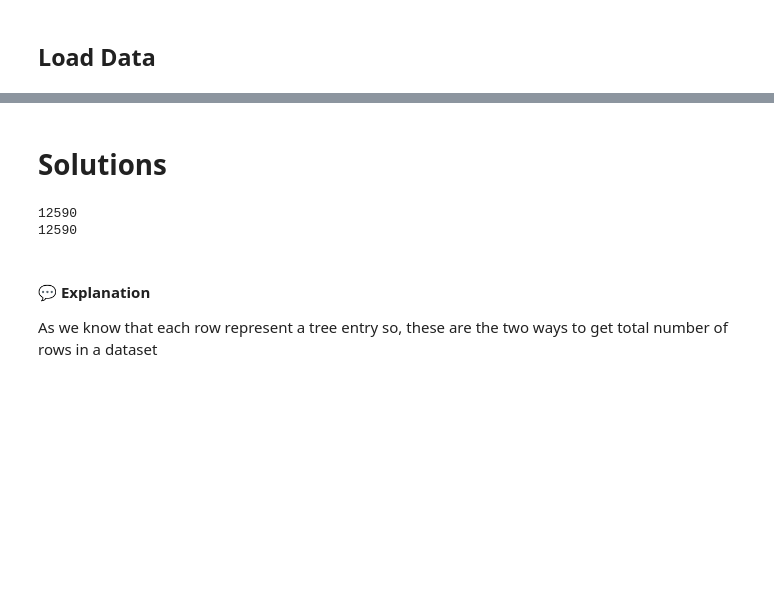
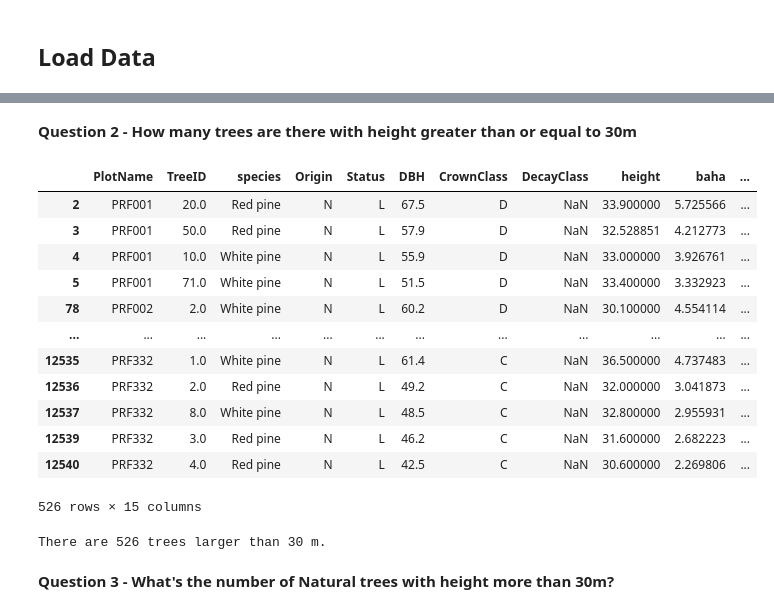
Before and after one commit to subornaa/Data-Analytics-Tutorials, a Jupyter notebook: Data_Wrangling_Tutorials.ipynb, the cells around one changed output, grey strips where cells are left out. Cells and saved outputs as stored; diff of their text form; code cells hidden in the pictures; blank space fills up the shorter version.

Commit message:
[MissingData]-Added-more-question-and-imputations

```diff
--- a/Data_Wrangling_Tutorials.ipynb
+++ b/Data_Wrangling_Tutorials.ipynb
@@ -165,19 +202,28 @@ trees_df.describe()
+# %% [markdown]
+**Question 2 - How many trees are there with height greater than or equal to 30m**
 # %%
 # Add your code here
-# %% [markdown]
-# Solutions
-# %%
-#@title Solution 1
-
-# How many trees are in the dataset? How many permanent sample plots (PSPs)?
-
-print(trees_df.shape[0])
-
-print(len(trees_df))
-# %% [output]
-12590
-12590
-# %% [markdown]
-<h4>💬 Explanation</h4>
-
-As we know that each row represent a tree entry so, these are the two ways to get total number of rows in a dataset
+# %%
+#@title Solution
+# Select all rows having Height greater than or equal to 30. Retain all columns in output.
+large_trees = trees_df.loc[trees_df['height']>=30,:]
+display(large_trees)
+# How many trees are larger than 30 m?
+print(f"\n\nThere are {len(large_trees)} trees larger than 30 m.\n")
+# %% [output]
+|  | PlotName | TreeID | species | Origin | Status | DBH | CrownClass | DecayClass | height | baha | ... |
+| 2 | PRF001 | 20.0 | Red pine | N | L | 67.5 | D | NaN | 33.900000 | 5.725566 | ... |
+| 3 | PRF001 | 50.0 | Red pine | N | L | 57.9 | D | NaN | 32.528851 | 4.212773 | ... |
+| 4 | PRF001 | 10.0 | White pine | N | L | 55.9 | D | NaN | 33.000000 | 3.926761 | ... |
+| 5 | PRF001 | 71.0 | White pine | N | L | 51.5 | D | NaN | 33.400000 | 3.332923 | ... |
+| 78 | PRF002 | 2.0 | White pine | N | L | 60.2 | D | NaN | 30.100000 | 4.554114 | ... |
+| ... | ... | ... | ... | ... | ... | ... | ... | ... | ... | ... | ... |
+| 12535 | PRF332 | 1.0 | White pine | N | L | 61.4 | C | NaN | 36.500000 | 4.737483 | ... |
+| 12536 | PRF332 | 2.0 | Red pine | N | L | 49.2 | C | NaN | 32.000000 | 3.041873 | ... |
+| 12537 | PRF332 | 8.0 | White pine | N | L | 48.5 | C | NaN | 32.800000 | 2.955931 | ... |
+| 12539 | PRF332 | 3.0 | Red pine | N | L | 46.2 | C | NaN | 31.600000 | 2.682223 | ... |
+| 12540 | PRF332 | 4.0 | Red pine | N | L | 42.5 | C | NaN | 30.600000 | 2.269806 | ... |
+526 rows × 15 columns
+There are 526 trees larger than 30 m.
+# %% [markdown]
+**Question 3 - What's the number of Natural trees with height more than 30m?**
```
Also changed, not shown: parts of 42 cells of this notebook.
